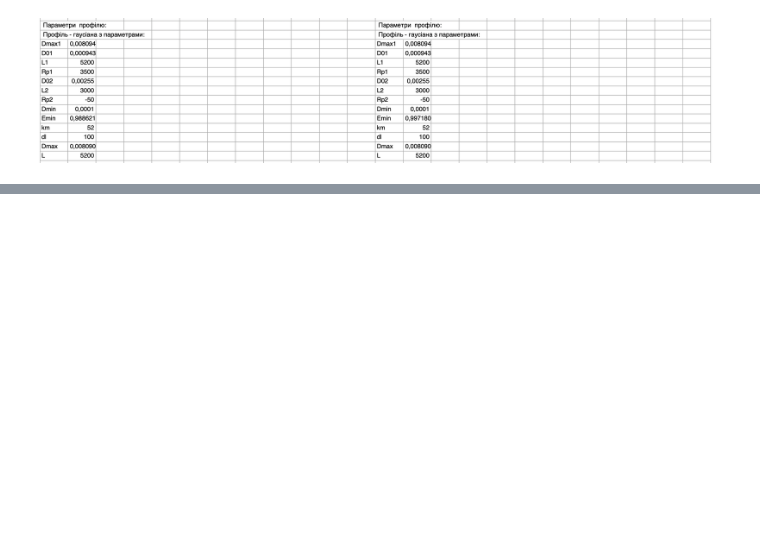
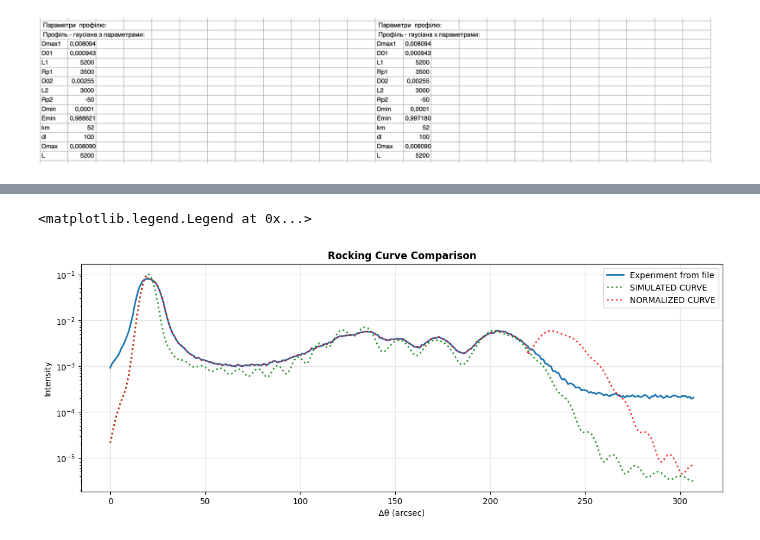
Before and after one commit to Vekeryk/master-xrd, a Jupyter notebook: j_analyze_experiment.ipynb, the cells around one changed output, grey strips where cells are left out. Saved outputs shown, nothing was run; the diff lists cells and outputs as text; code cells hidden in the pictures; blank space fills up the shorter version.

```diff
--- a/j_analyze_experiment.ipynb
+++ b/j_analyze_experiment.ipynb
@@ -356 +333,25 @@ array([4.21296005e-04, 4.07049057e-04, 3.95443391e-04, 3.87569459e-04,
+# %%
+fig, ax = plt.subplots(1, 1, figsize=(14, 5))
+# Rocking Curve
+ax.set_title("Rocking Curve Comparison", fontsize=12, fontweight='bold')
+ax.plot(x, experiment_Y_original.numpy(), label="Experiment from file", color='C0', linestyle='-', linewidth=2)
+
+# Predicted curve
+# ax.plot(x, predicted_curve.Y_R_vseZ[:x_length],
+#         label="Predicted by ML", color='orange', linestyle='--', linewidth=2, alpha=0.8)
+
+# Simulated curve
+ax.plot(x, simulated_curve.Y_R_vseZ[:x_length],
+        label="SIMULATED CURVE", color='green', linestyle=':', linewidth=2, alpha=0.8)
+ax.plot(x, experiment_Y.numpy(),
+             label="NORMALIZED CURVE", color='red', linestyle=':', linewidth=2, alpha=0.8)
+
+ax.set_xlabel("Δθ (arcsec)")
+ax.set_ylabel("Intensity")
+ax.set_yscale('log')
+ax.grid(True, alpha=0.3)
+ax.legend()
+# %% [output]
+<matplotlib.legend.Legend at 0x...>
+[figure, added]
 # %%
```
Also changed, not shown: parts of 28 cells of this notebook, 5 other files.
